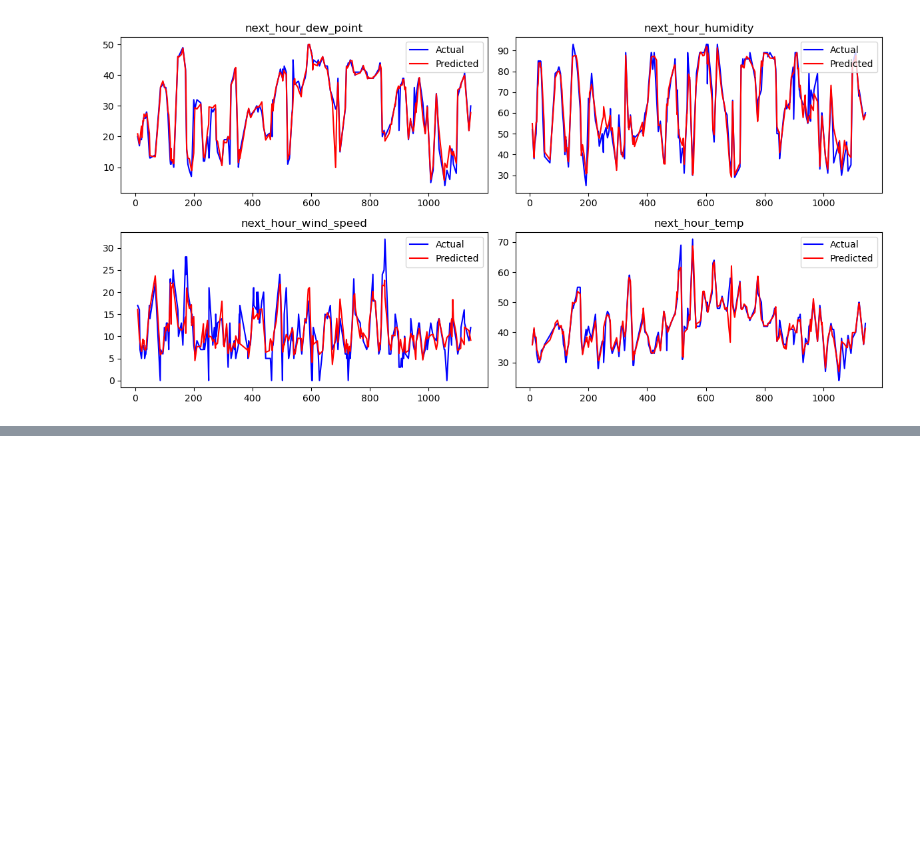
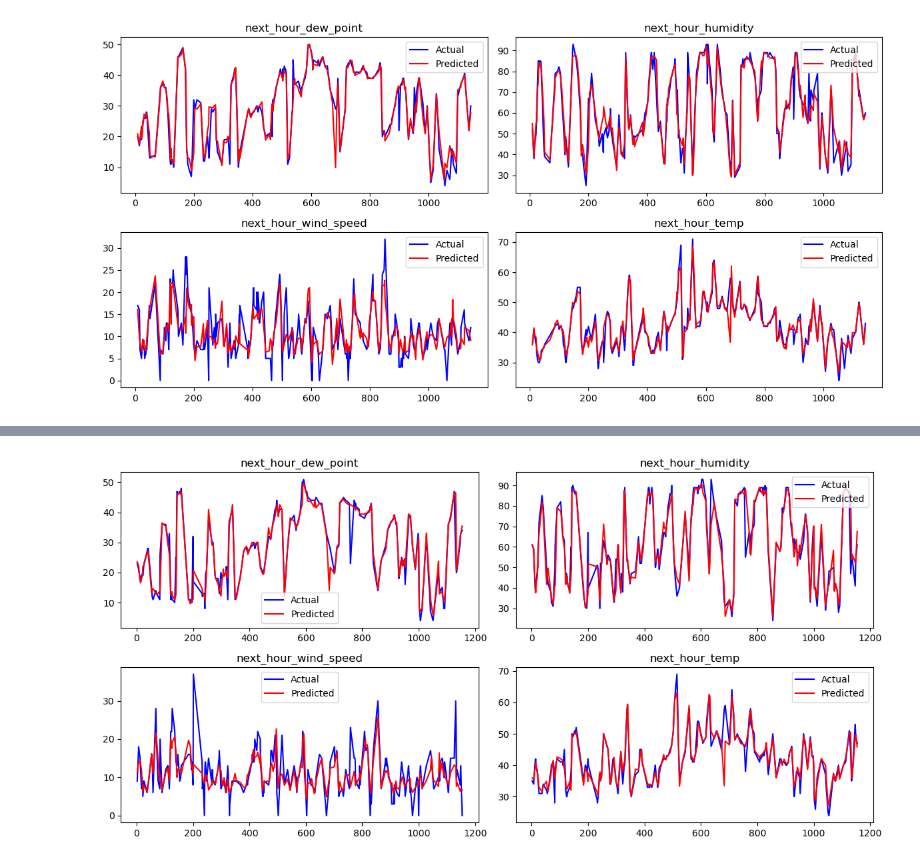
Before and after one commit to dvorins/weather-prediction, a Jupyter notebook: third_model.ipynb, the cells around one changed output, grey strips where cells are left out. Cells and saved outputs as stored; diff of their text form; code cells hidden in the pictures; blank space fills up the shorter version.

Commit message:
trying different model types, working against overfiting and flatlining

```diff
--- a/third_model.ipynb
+++ b/third_model.ipynb
@@ -612,0 +649,88 @@ ValueError: X has 3 features, but StandardScaler is expecting 6 features as inpu
+# %%
+import pandas as pd
+import matplotlib.pyplot as plt
+from sklearn.model_selection import train_test_split, GridSearchCV
+from sklearn.ensemble import RandomForestRegressor
+from sklearn.metrics import mean_squared_error
+from sklearn.preprocessing import StandardScaler
+from sklearn.pipeline import Pipeline
+
+# Load the dataset
+df = city_dfs['nyc'].copy()
+df['datetime'] = pd.to_datetime(df['datetime'])
+
+# Feature engineering: extract datetime components
+df['hour'] = df['datetime'].dt.hour
+df['day'] = df['datetime'].dt.day
+df['month'] = df['datetime'].dt.month
+
+# Define the number of lag hours
+num_lag_hours = 24
+
+# Create lag features for each variable
+lag_features = []
+for i in range(1, num_lag_hours + 1):
+    for col in ['dew_point', 'humidity', 'wind_speed', 'temp']:
+        lag_features.append(df[col].shift(i).rename(f'{col}_lag_{i}'))
+
+# Concatenate lag features to the DataFrame
+df = pd.concat([df] + lag_features, axis=1)
+
+# Shift the target variable to get the next hour's data
+df[['next_hour_dew_point', 'next_hour_humidity', 'next_hour_wind_speed', 'next_hour_temp']] = df[['dew_point', 'humidity', 'wind_speed', 'temp']].shift(-1)
+
+# Drop rows with NaN values
+df.dropna(inplace=True)
+
+# Define features (X) and target variables (Y)
+X = df.drop(['datetime', 'next_hour_dew_point', 'next_hour_humidity', 'next_hour_wind_speed', 'next_hour_temp'], axis=1)
+Y = df[['next_hour_dew_point', 'next_hour_humidity', 'next_hour_wind_speed', 'next_hour_temp']]
+
+# Split the dataset into training and testing sets
+X_train, X_test, Y_train, Y_test = train_test_split(X, Y, test_size=0.2, random_state=42)
+
+# Construct a pipeline with StandardScaler and RandomForestRegressor
+pipeline = Pipeline([
+    ('scaler', StandardScaler()),
+    ('regressor', RandomForestRegressor(random_state=42))
+])
+
+# Define hyperparameters grid for RandomForestRegressor
+param_grid = {
+    'regressor__n_estimators': [100, 200, 300],
+    'regressor__max_depth': [None, 10, 20],
+    'regressor__min_samples_split': [2, 5, 10],
+    'regressor__min_samples_leaf': [1, 2, 4]
+}
+
+# Perform GridSearchCV for hyperparameter tuning
+grid_search = GridSearchCV(pipeline, param_grid, cv=5, scoring='neg_mean_squared_error', n_jobs=-1)
+grid_search.fit(X_train, Y_train)
+
+# Get the best model from GridSearchCV
+best_model = grid_search.best_estimator_
+
+# Make predictions on the testing set
+Y_pred = best_model.predict(X_test)
+
+# Evaluate the model
+mse = mean_squared_error(Y_test, Y_pred)
+print("Model Evaluation:")
+print(f"Mean Squared Error: {mse}")
+
+# Sort the test data by datetime for plotting
+sorted_indices = Y_test.index.argsort()
+Y_test_sorted = Y_test.iloc[sorted_indices]
+Y_pred_sorted = Y_pred[sorted_indices]
+
+# Plot actual vs. predicted for each feature
+plt.figure(figsize=(12, 6))
+for i in range(Y_test_sorted.shape[1]):
+    plt.subplot(2, 2, i + 1)
+    plt.plot(Y_test_sorted.index, Y_test_sorted.iloc[:, i], label='Actual', color='blue')
+    plt.plot(Y_test_sorted.index, Y_pred_sorted[:, i], label='Predicted', color='red')
+    plt.title(Y.columns[i])
+    plt.legend()
+plt.tight_layout()
+plt.show()
+# %% [output]
@@ -612,0 +739 @@ ValueError: X has 3 features, but StandardScaler is expecting 6 features as inpu
+[figure, added]
```
Also changed, not shown: parts of 3 cells of this notebook, 1 other file.
